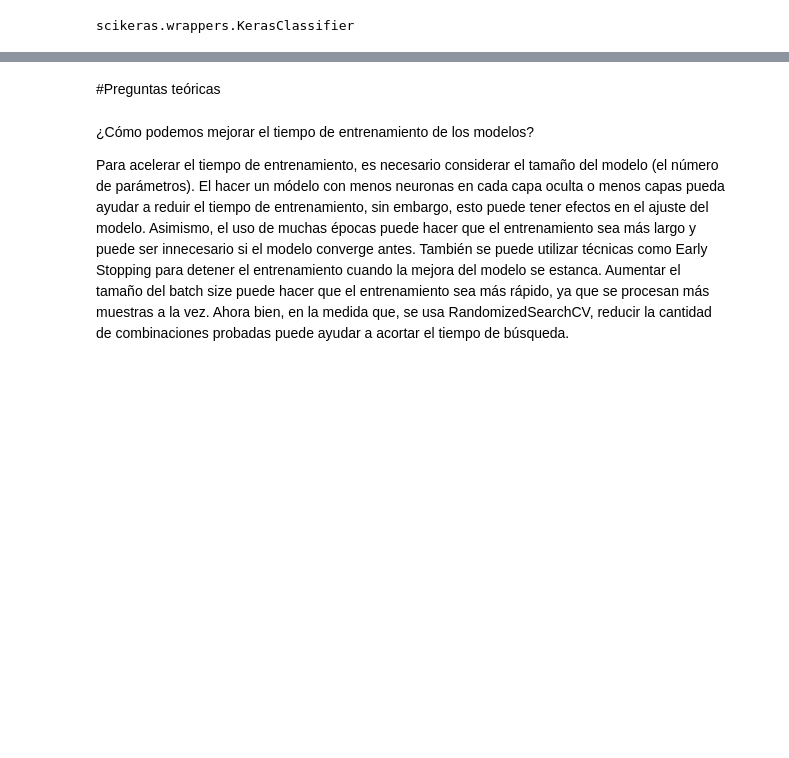
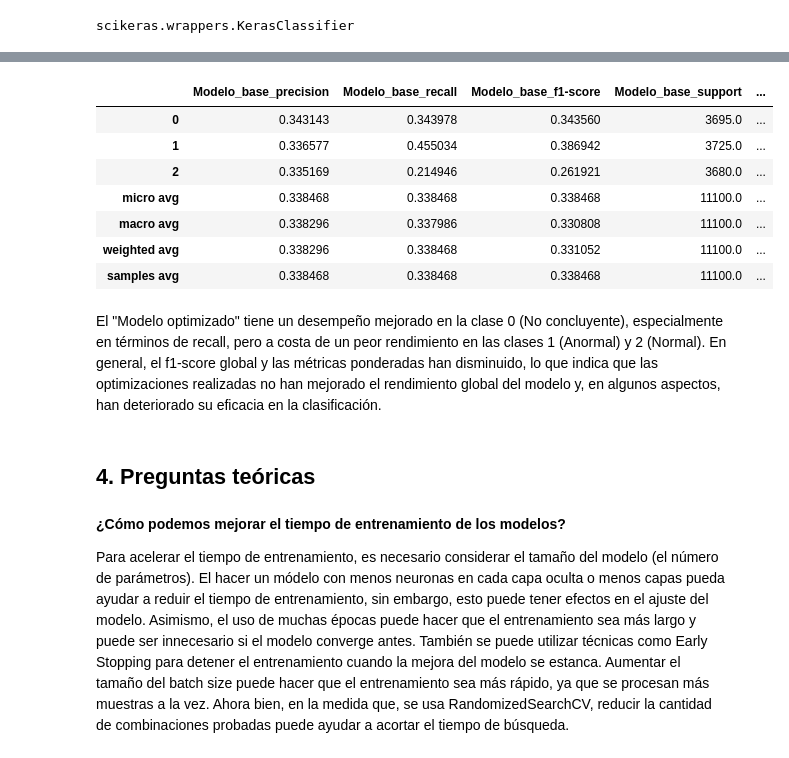
Before and after one commit to jaagomezmu/DeepLearningMINE, a Jupyter notebook: Taller1/taller_1_Posada_Gina_Gomez_Javier.ipynb, the cells around one changed output, grey strips where cells are left out. Saved outputs shown, nothing was run; the diff lists cells and outputs as text; code cells hidden in the pictures; blank space fills up the shorter version.

```diff
--- a/Taller1/taller_1_Posada_Gina_Gomez_Javier.ipynb
+++ b/Taller1/taller_1_Posada_Gina_Gomez_Javier.ipynb
@@ -1182,0 +1198,4 @@ plt.show()
+# %%
+report_optimized_test = classification_report(y_test, y_pred_test, output_dict=True)
+df_optimized_model_test = pd.DataFrame(report_optimized_test).transpose()
+df_optimized_model_test
@@ -1183,7 +1224,24 @@ plt.show()
+# %%
+# Comparar el modelo base con el modelo optimizado
+df_base_model_test = df_base_model_test.add_prefix('Modelo_base_')
+df_optimized_model_test = df_optimized_model_test.add_prefix('Modelo_optimizado_')
+df_comparison = pd.concat([df_base_model_test, df_optimized_model_test], axis=1)
+df_comparison
+# %% [output]
+|  | Modelo_base_precision | Modelo_base_recall | Modelo_base_f1-score | Modelo_base_support | ... |
+| 0 | 0.343143 | 0.343978 | 0.343560 | 3695.0 | ... |
+| 1 | 0.336577 | 0.455034 | 0.386942 | 3725.0 | ... |
+| 2 | 0.335169 | 0.214946 | 0.261921 | 3680.0 | ... |
+| micro avg | 0.338468 | 0.338468 | 0.338468 | 11100.0 | ... |
+| macro avg | 0.338296 | 0.337986 | 0.330808 | 11100.0 | ... |
+| weighted avg | 0.338296 | 0.338468 | 0.331052 | 11100.0 | ... |
+| samples avg | 0.338468 | 0.338468 | 0.338468 | 11100.0 | ... |
+# %% [markdown]
+El "Modelo optimizado" tiene un desempeño mejorado en la clase 0 (No concluyente), especialmente en términos de recall, pero a costa de un peor rendimiento en las clases 1 (Anormal) y 2 (Normal). En general, el f1-score global y las métricas ponderadas han disminuido, lo que indica que las optimizaciones realizadas no han mejorado el rendimiento global del modelo y, en algunos aspectos, han deteriorado su eficacia en la clasificación.
 # %% [markdown]
-#Preguntas teóricas
+## 4. Preguntas teóricas
 # %% [markdown]
-¿Cómo podemos mejorar el tiempo de entrenamiento de los modelos?
+**¿Cómo podemos mejorar el tiempo de entrenamiento de los modelos?**
 
 Para acelerar el tiempo de entrenamiento, es necesario considerar el tamaño del modelo (el número de parámetros). El hacer un módelo con menos neuronas en cada capa oculta o menos capas pueda ayudar a reduir el tiempo de entrenamiento, sin embargo, esto puede tener efectos en el ajuste del modelo. Asimismo, el uso de muchas épocas puede hacer que el entrenamiento sea más largo y puede ser innecesario si el modelo converge antes. También se puede utilizar técnicas como Early Stopping para detener el entrenamiento cuando la mejora del modelo se estanca.
 Aumentar el tamaño del batch size puede hacer que el entrenamiento sea más rápido, ya que se procesan más muestras a la vez.
```
Also changed, not shown: parts of 37 cells of this notebook, 3 other files.
